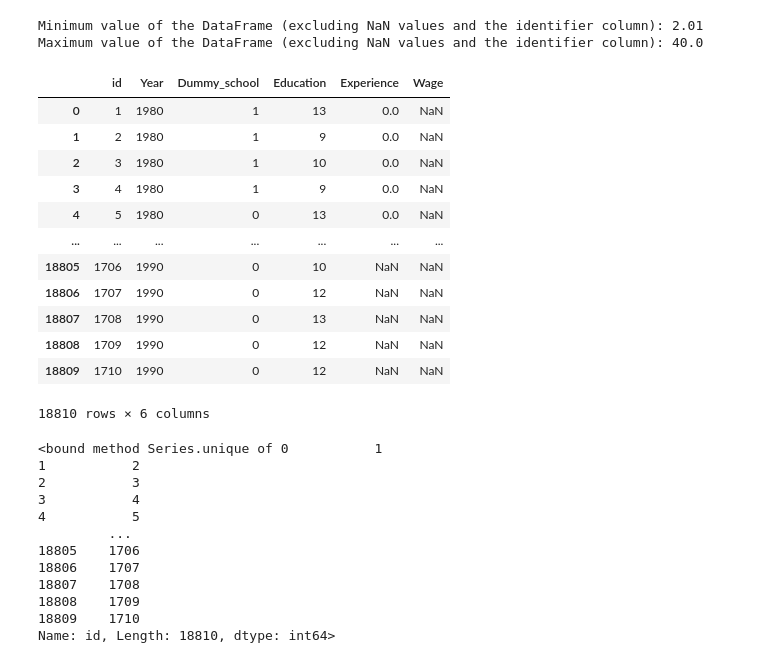
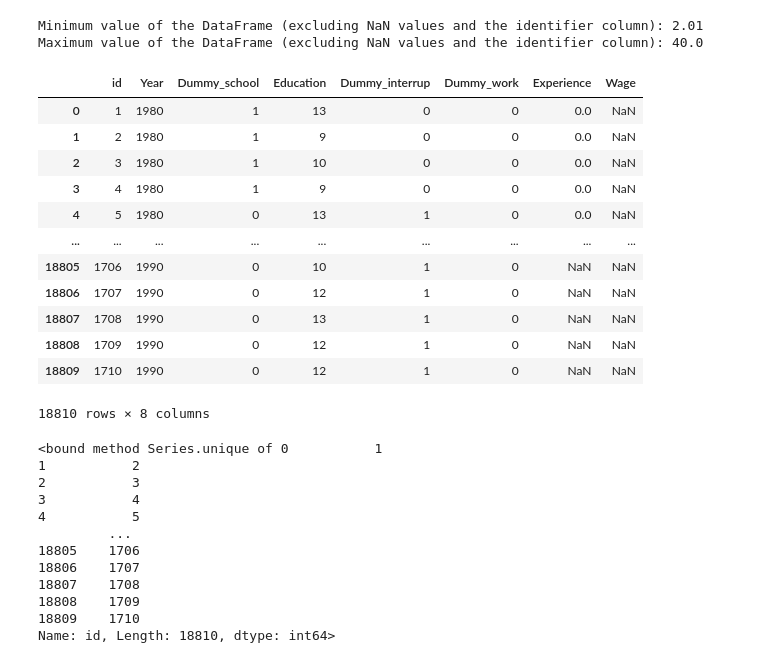
Before and after one commit to fls808/Dynamic-Programming, a Jupyter notebook: Data.ipynb, the cells around one changed output. Drawn from its saved outputs; the diff is of its cells as text; code cells hidden in the pictures.

```diff
--- a/Data.ipynb
+++ b/Data.ipynb
@@ -230,3 +230,6 @@ panel_exp
 | 20518 | 1709 | 1990 | NaN |
 | 20519 | 1710 | 1990 | NaN |
 20520 rows × 3 columns
+# %%
+dummy_work = (exp.diff(axis=1).iloc[:, 1:] == 1).astype(int)
+dummy_work
@@ -232,0 +251,5 @@ panel_exp
+# %%
+dummy_work.index.name = 'id'
+
+panel_dummy_work = dummy_work.reset_index().melt(id_vars='id', var_name ='Year', value_name='Dummy_work')
+panel_dummy_work
@@ -232,0 +270,3 @@ panel_exp
+# %%
+dummy_interrup = ((dummy_school == 0) & (dummy_work == 0)).astype(int)
+dummy_interrup
@@ -232,0 +288,5 @@ panel_exp
+# %%
+dummy_interrup.index.name = 'id'
+
+panel_dummy_interrup = dummy_interrup.reset_index().melt(id_vars='id', var_name ='Year', value_name='Dummy_interrup')
+panel_dummy_interrup
@@ -282,27 +356,29 @@ print("Maximum value of the DataFrame (excluding NaN values and the identifier c
 Minimum value of the DataFrame (excluding NaN values and the identifier column): 2.01
 Maximum value of the DataFrame (excluding NaN values and the identifier column): 40.0
 # %%
-merged_df = pd.merge(panel_dummy, panel_edu, on = ['id','Year'])
+merged_df = pd.merge(panel_dummy_school, panel_edu, on = ['id','Year'])
+merged_df = pd.merge(merged_df, panel_dummy_interrup, on = ['id','Year'])
+merged_df = pd.merge(merged_df, panel_dummy_work, on = ['id','Year'])
 merged_df = pd.merge(merged_df, panel_exp, on = ['id','Year'])
 merged_df = pd.merge(merged_df, panel_wage, on = ['id','Year'])
 # Export DataFrame to a .data file
 #merged_df.sort_values(by=['id', 'Year'], inplace=True)
 merged_df.to_csv('merged_data.data', sep='\t', index=False)
 merged_df
 # %% [output]
-|  | id | Year | Dummy_school | Education | Experience | Wage |
-| 0 | 1 | 1980 | 1 | 13 | 0.0 | NaN |
-| 1 | 2 | 1980 | 1 | 9 | 0.0 | NaN |
-| 2 | 3 | 1980 | 1 | 10 | 0.0 | NaN |
-| 3 | 4 | 1980 | 1 | 9 | 0.0 | NaN |
-| 4 | 5 | 1980 | 0 | 13 | 0.0 | NaN |
-| ... | ... | ... | ... | ... | ... | ... |
-| 18805 | 1706 | 1990 | 0 | 10 | NaN | NaN |
-| 18806 | 1707 | 1990 | 0 | 12 | NaN | NaN |
-| 18807 | 1708 | 1990 | 0 | 13 | NaN | NaN |
-| 18808 | 1709 | 1990 | 0 | 12 | NaN | NaN |
-| 18809 | 1710 | 1990 | 0 | 12 | NaN | NaN |
+|  | id | Year | Dummy_school | Education | Dummy_interrup | Dummy_work | Experience | Wage |
+| 0 | 1 | 1980 | 1 | 13 | 0 | 0 | 0.0 | NaN |
+| 1 | 2 | 1980 | 1 | 9 | 0 | 0 | 0.0 | NaN |
+| 2 | 3 | 1980 | 1 | 10 | 0 | 0 | 0.0 | NaN |
+| 3 | 4 | 1980 | 1 | 9 | 0 | 0 | 0.0 | NaN |
+| 4 | 5 | 1980 | 0 | 13 | 1 | 0 | 0.0 | NaN |
+| ... | ... | ... | ... | ... | ... | ... | ... | ... |
+| 18805 | 1706 | 1990 | 0 | 10 | 1 | 0 | NaN | NaN |
+| 18806 | 1707 | 1990 | 0 | 12 | 1 | 0 | NaN | NaN |
+| 18807 | 1708 | 1990 | 0 | 13 | 1 | 0 | NaN | NaN |
+| 18808 | 1709 | 1990 | 0 | 12 | 1 | 0 | NaN | NaN |
+| 18809 | 1710 | 1990 | 0 | 12 | 1 | 0 | NaN | NaN |
-18810 rows × 6 columns
+18810 rows × 8 columns
 # %%
 merged_df.id.unique
 # %% [output]
```
Also changed, not shown: parts of 8 cells of this notebook, 1 other file.
